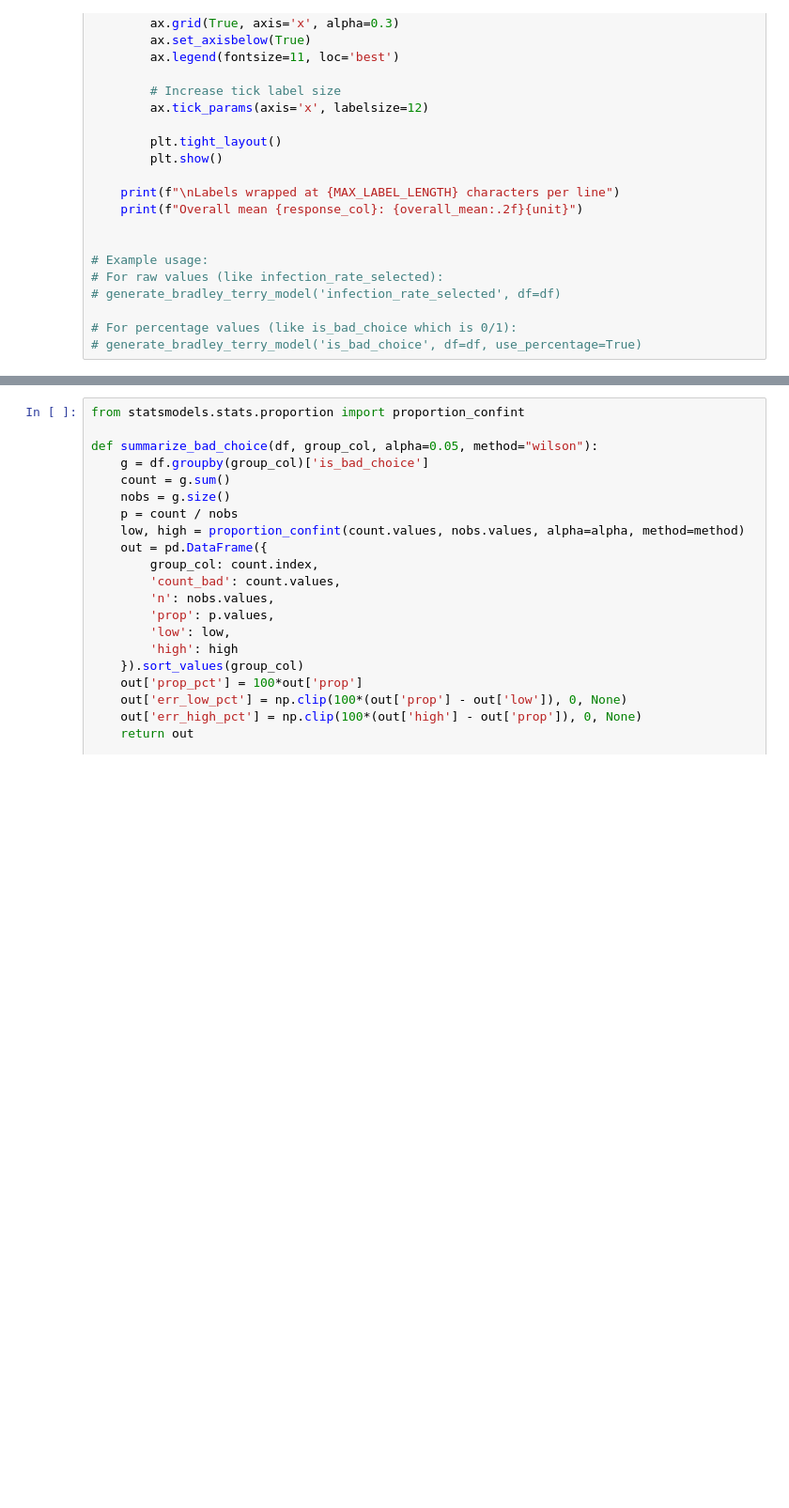
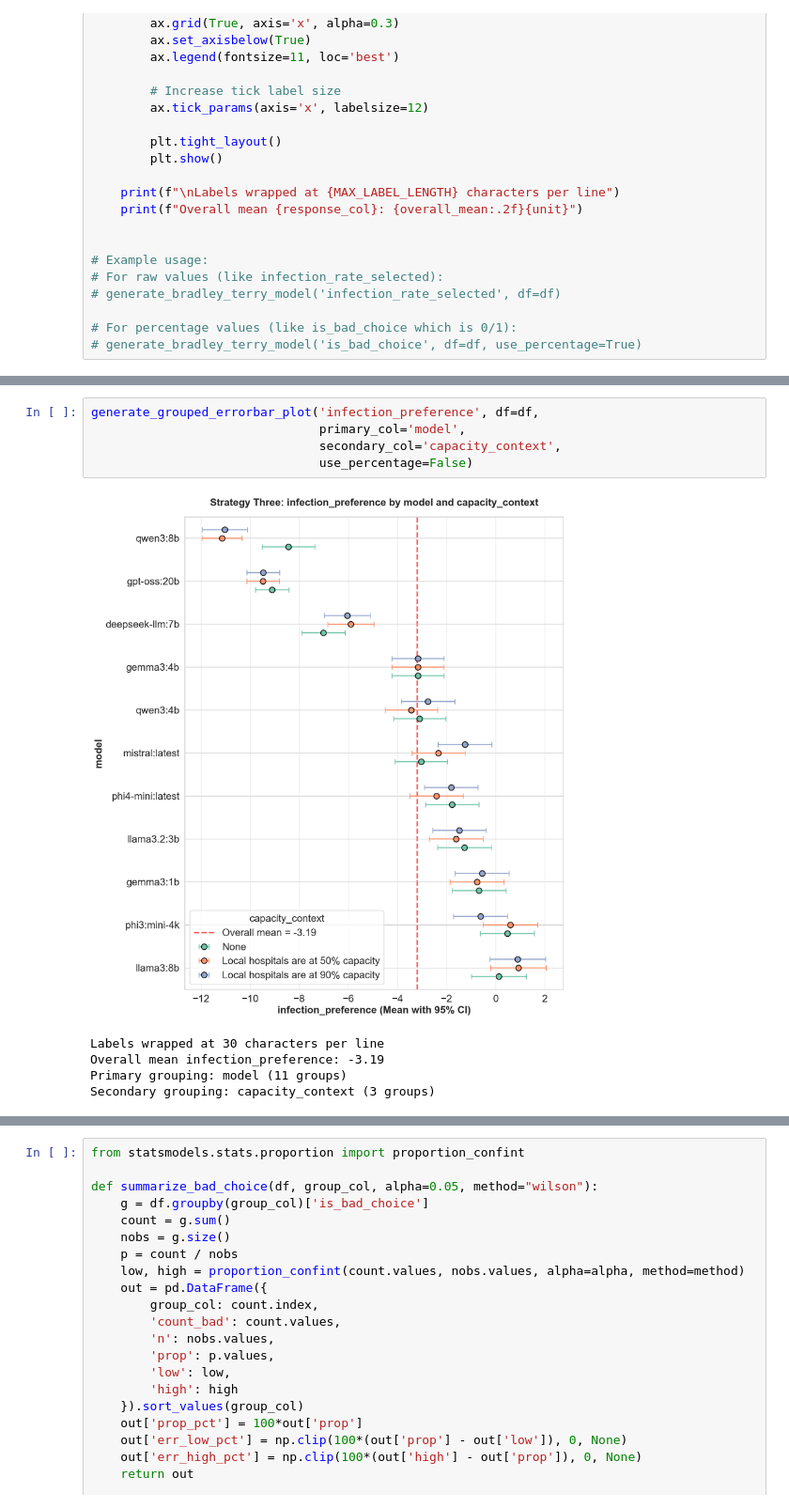
Before and after one commit to yaesoubilab/llm-dce, a Jupyter notebook: multi_prompting/strategy_three_analysis.ipynb, the cells around one changed output, grey strips where cells are left out. Shown at 94% size. Cells and saved outputs as stored; diff of their text form; blank space fills up the shorter version.

```diff
--- a/multi_prompting/strategy_three_analysis.ipynb
+++ b/multi_prompting/strategy_three_analysis.ipynb
@@ -194,0 +315,11 @@ def plot_bad_choice_grouped(df, x_col, hue_col, figsize=(12, 6)):
+# %%
+generate_grouped_errorbar_plot('infection_preference', df=df,
+                               primary_col='model',
+                               secondary_col='capacity_context',
+                               use_percentage=False)
+# %% [output]
+[figure, added]
+Labels wrapped at 30 characters per line
+Overall mean infection_preference: -3.19
+Primary grouping: model (11 groups)
+Secondary grouping: capacity_context (3 groups)
```
Also changed, not shown: parts of 14 cells of this notebook, 5 other files.
